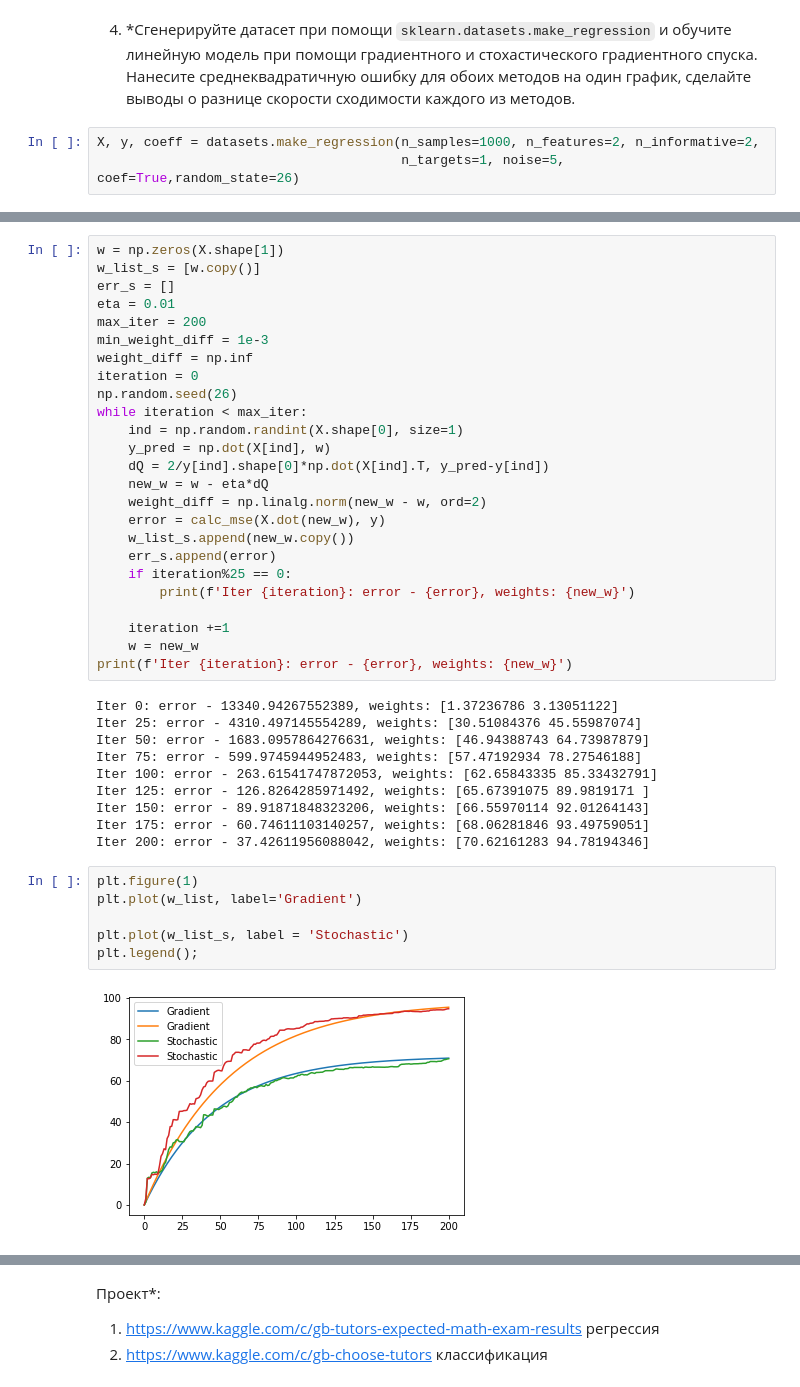
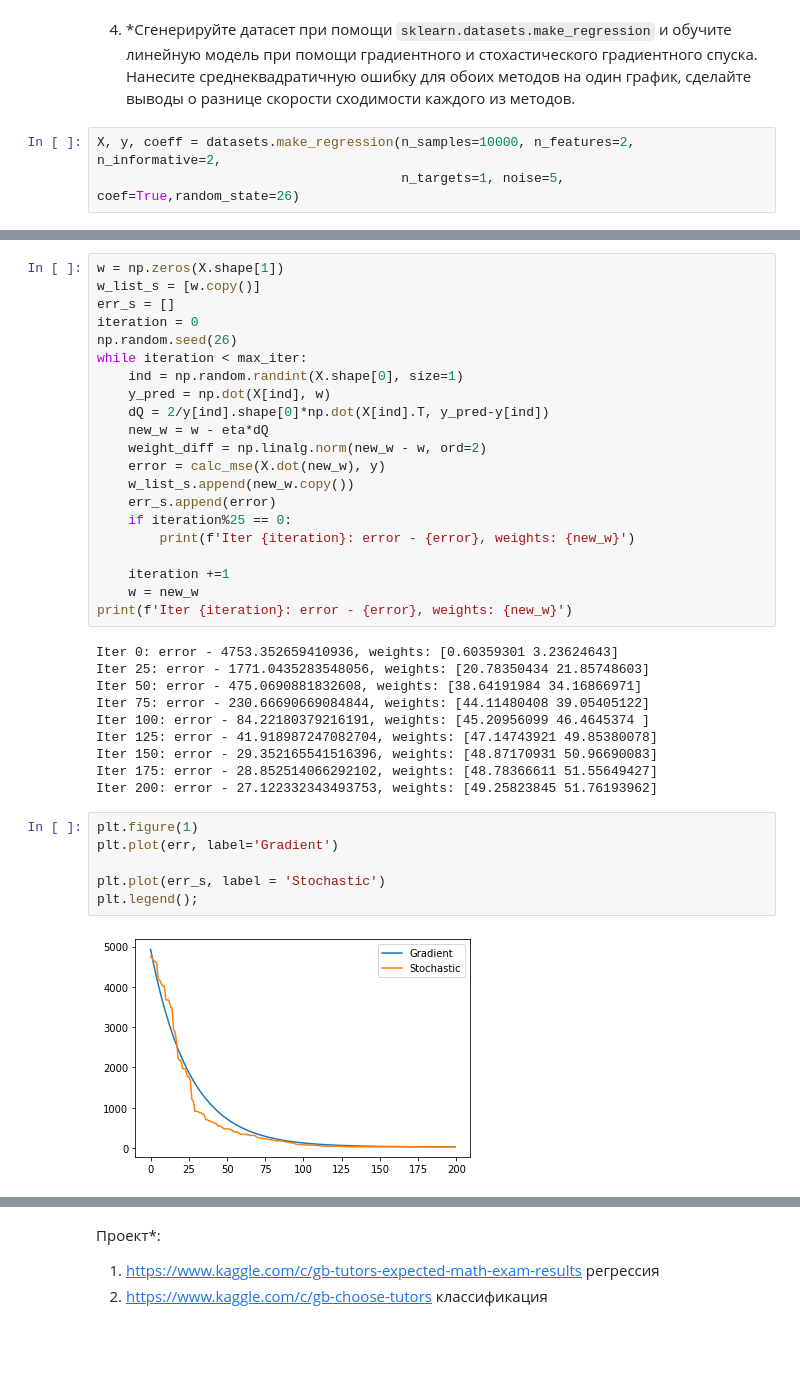
Before and after one commit to ArinaShelashen/Algorithms, a Jupyter notebook: Les2/HW2.ipynb, the cells around one changed output, grey strips where cells are left out. Cells and saved outputs as stored; diff of their text form; blank space fills up the shorter version.

```diff
--- a/Les2/HW2.ipynb
+++ b/Les2/HW2.ipynb
@@ -172,7 +172,7 @@ array([56.49995   ,  6.30127037, -0.34796859,  6.56458375])
 # %% [markdown]
 4. *Сгенерируйте датасет при помощи <code>sklearn.datasets.make_regression</code> и обучите линейную модель при помощи градиентного и стохастического градиентного спуска. Нанесите среднеквадратичную ошибку для обоих методов на один график, сделайте выводы о разнице скорости сходимости каждого из методов.
 # %%
-X, y, coeff = datasets.make_regression(n_samples=1000, n_features=2, n_informative=2,
+X, y, coeff = datasets.make_regression(n_samples=10000, n_features=2, n_informative=2,
                                        n_targets=1, noise=5, coef=True,random_state=26)
 # %%
 fig = plt.figure(figsize=(10,5))
@@ -218,10 +218,6 @@ Iter 200: error - 32.78954299518882, weights: [70.91137357 95.49955851]
 w = np.zeros(X.shape[1])
 w_list_s = [w.copy()]
 err_s = []
-eta = 0.01
-max_iter = 200
-min_weight_diff = 1e-3
-weight_diff = np.inf
 iteration = 0
 np.random.seed(26)
 while iteration < max_iter:
@@ -240,20 +236,20 @@ while iteration < max_iter:
     w = new_w
 print(f'Iter {iteration}: error - {error}, weights: {new_w}')
 # %% [output]
-Iter 0: error - 13340.94267552389, weights: [1.37236786 3.13051122]
-Iter 25: error - 4310.497145554289, weights: [30.51084376 45.55987074]
-Iter 50: error - 1683.0957864276631, weights: [46.94388743 64.73987879]
-Iter 75: error - 599.9745944952483, weights: [57.47192934 78.27546188]
-Iter 100: error - 263.61541747872053, weights: [62.65843335 85.33432791]
-Iter 125: error - 126.8264285971492, weights: [65.67391075 89.9819171 ]
-Iter 150: error - 89.91871848323206, weights: [66.55970114 92.01264143]
-Iter 175: error - 60.74611103140257, weights: [68.06281846 93.49759051]
-Iter 200: error - 37.42611956088042, weights: [70.62161283 94.78194346]
+Iter 0: error - 4753.352659410936, weights: [0.60359301 3.23624643]
+Iter 25: error - 1771.0435283548056, weights: [20.78350434 21.85748603]
+Iter 50: error - 475.0690881832608, weights: [38.64191984 34.16866971]
+Iter 75: error - 230.66690669084844, weights: [44.11480408 39.05405122]
+Iter 100: error - 84.22180379216191, weights: [45.20956099 46.4645374 ]
+Iter 125: error - 41.918987247082704, weights: [47.14743921 49.85380078]
+Iter 150: error - 29.352165541516396, weights: [48.87170931 50.96690083]
+Iter 175: error - 28.852514066292102, weights: [48.78366611 51.55649427]
+Iter 200: error - 27.122332343493753, weights: [49.25823845 51.76193962]
 # %%
 plt.figure(1)
-plt.plot(w_list, label='Gradient')
+plt.plot(err, label='Gradient')
 
-plt.plot(w_list_s, label = 'Stochastic')
+plt.plot(err_s, label = 'Stochastic')
 plt.legend();
 # %% [output]
-[figure, old version]
+[figure, new version]
```
Also changed, not shown: parts of 3 cells of this notebook.
